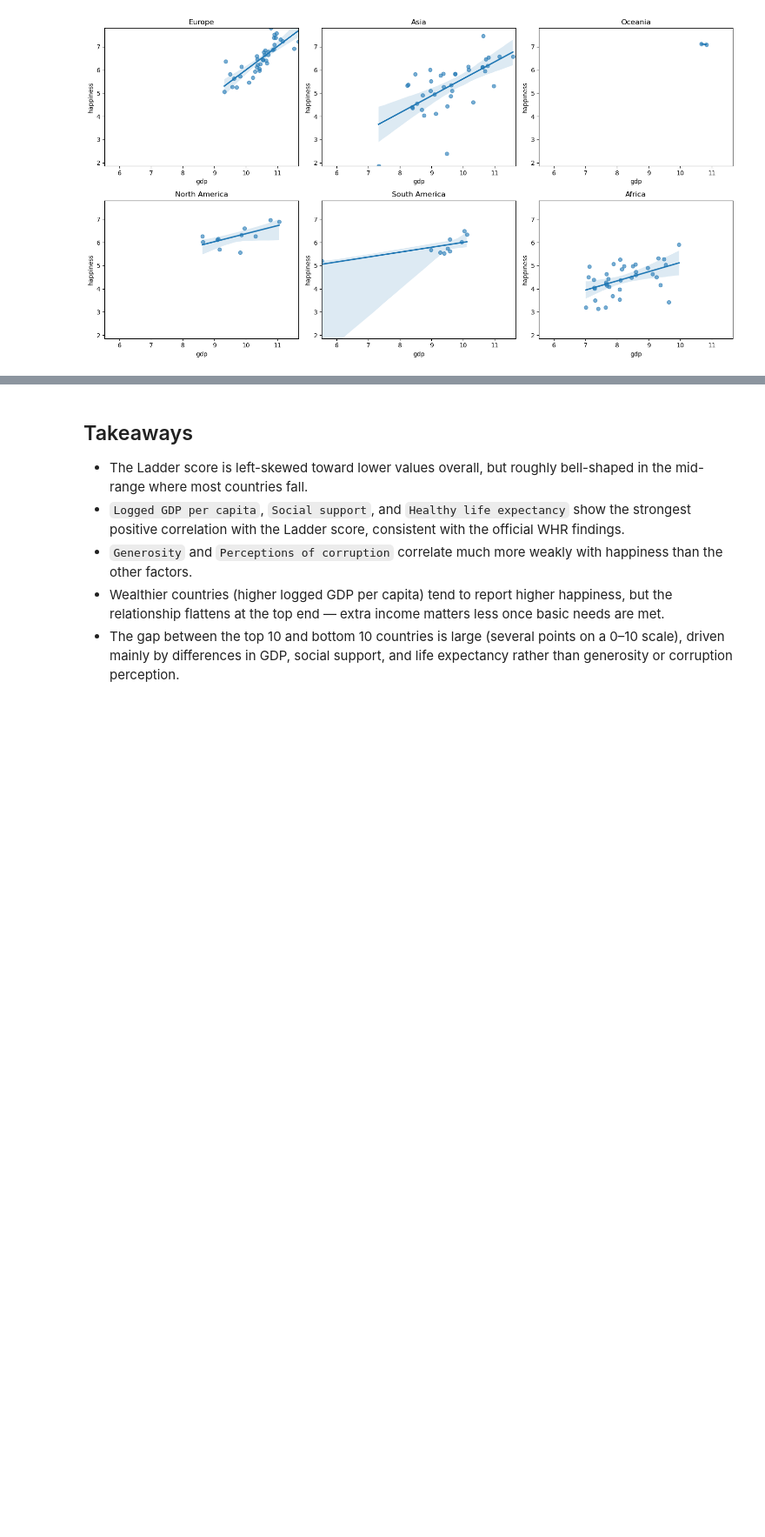
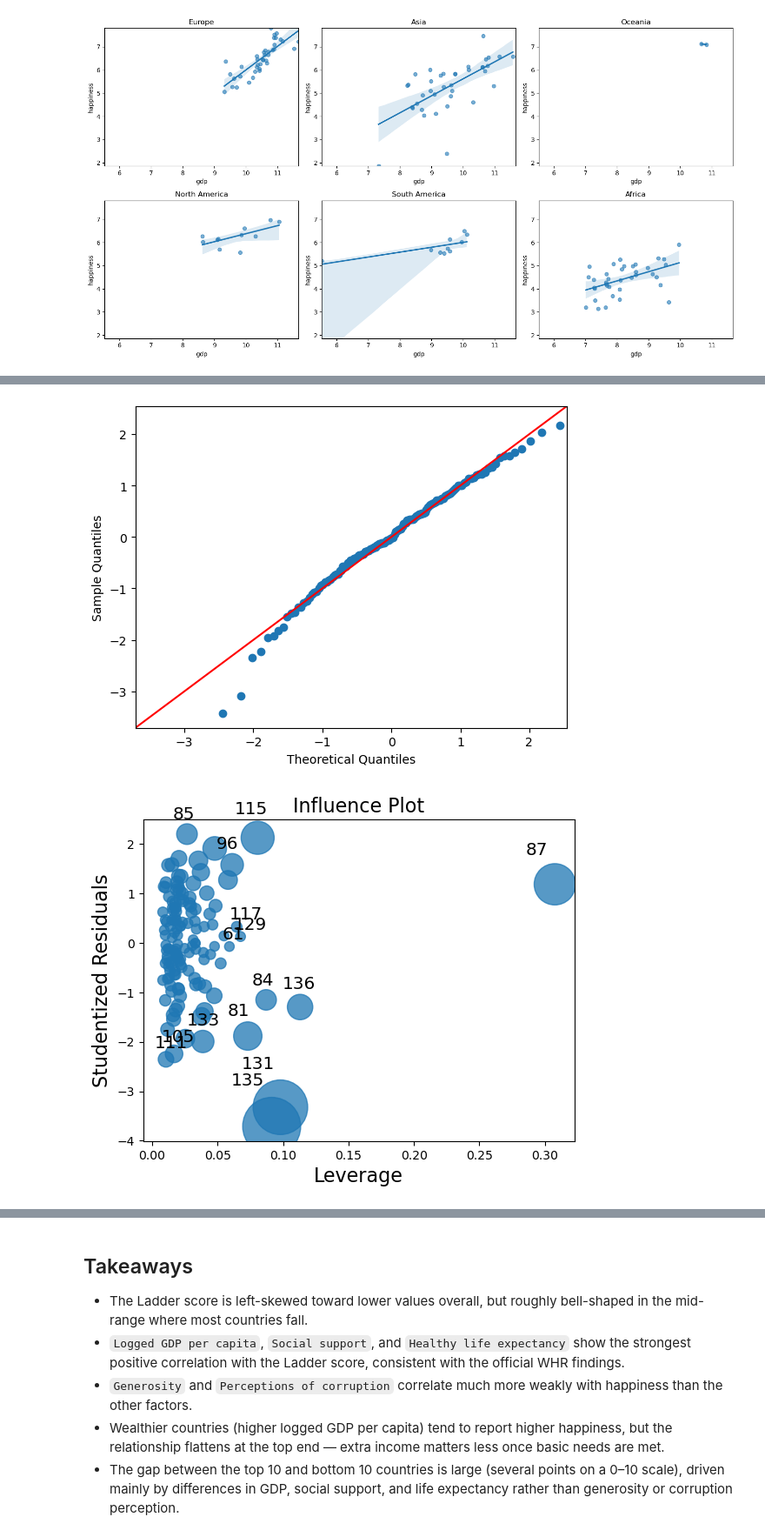
Before and after one commit to kaleb-asefa/EDA-and-regression, a Jupyter notebook: main.ipynb, the cells around one changed output, grey strips where cells are left out. Shown at 87% size. Saved outputs shown, nothing was run; the diff lists cells and outputs as text; code cells hidden in the pictures; blank space fills up the shorter version.

Commit message:
feat: add OLS regression analysis for happiness model 4

```diff
--- a/main.ipynb
+++ b/main.ipynb
@@ -294,3 +294,6 @@ for ax, continent in zip(axes, data['Continent'].unique()):
 fig.tight_layout()
 # %% [output]
 [figure]
+# %%
+m4 = smf.ols('happiness ~ gdp + social_support + life_expectancy', data=data.dropna(subset=['life_expectancy'])).fit()
+print(m4.summary())
@@ -296,0 +318,12 @@ fig.tight_layout()
+# %%
+import statsmodels.api as sm
+import matplotlib.pyplot as plt
+
+sm.graphics.qqplot(m4.resid, line='45', fit=True)
+plt.show()
+
+sm.graphics.influence_plot(m4)
+plt.show()
+# %% [output]
+[figure, added]
+[figure, added]
```
Also changed, not shown: parts of 3 cells of this notebook.
